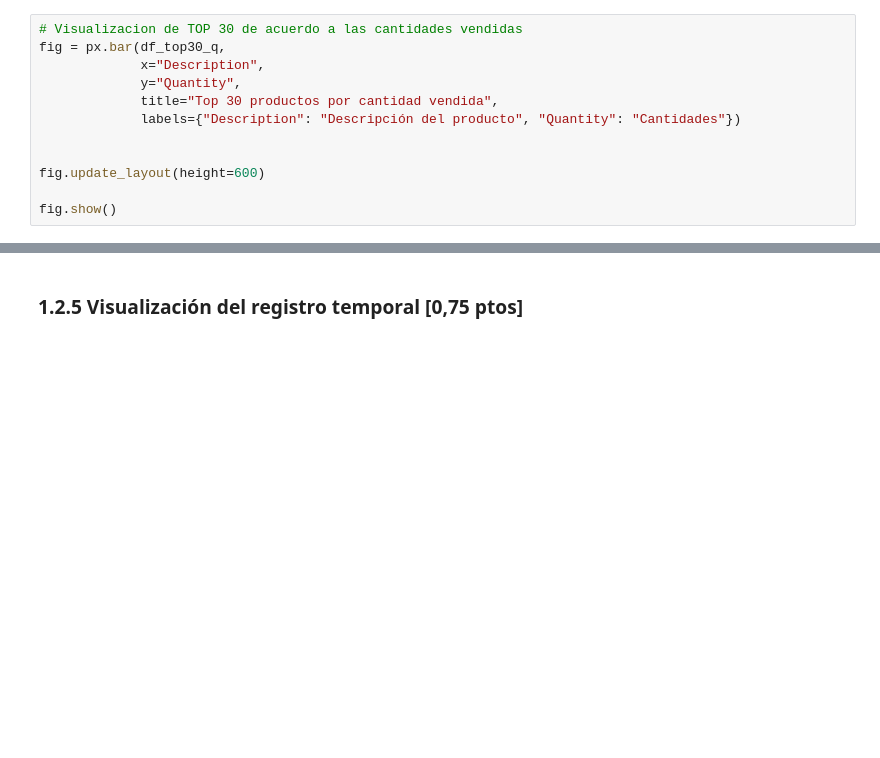
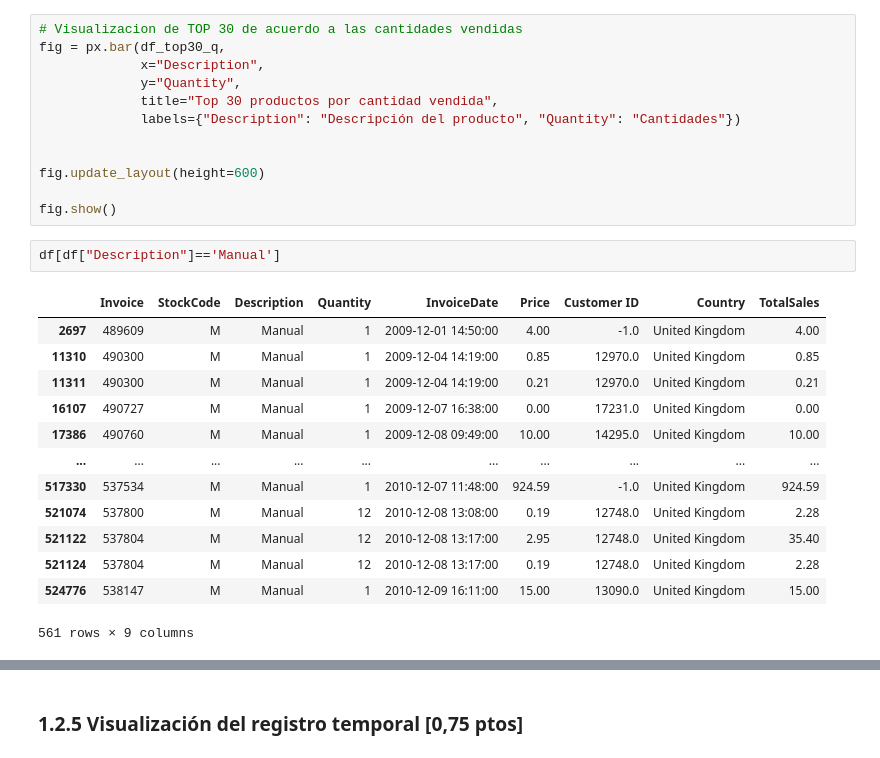
Before and after one commit to quilo98/Labs_MDS, a Jupyter notebook: Lab6/Lab6.ipynb, the cells around one changed output, grey strips where cells are left out. Drawn from its saved outputs; the diff is of its cells as text; blank space fills up the shorter version.

```diff
--- a/Lab6/Lab6.ipynb
+++ b/Lab6/Lab6.ipynb
@@ -633,3 +693,19 @@ fig = px.bar(df_top30_q,
 fig.update_layout(height=600)
 
 fig.show()
+# %%
+df[df["Description"]=='Manual']
+# %% [output]
+|  | Invoice | StockCode | Description | Quantity | InvoiceDate | Price | Customer ID | Country | TotalSales |
+| 2697 | 489609 | M | Manual | 1 | 2009-12-01 14:50:00 | 4.00 | -1.0 | United Kingdom | 4.00 |
+| 11310 | 490300 | M | Manual | 1 | 2009-12-04 14:19:00 | 0.85 | 12970.0 | United Kingdom | 0.85 |
+| 11311 | 490300 | M | Manual | 1 | 2009-12-04 14:19:00 | 0.21 | 12970.0 | United Kingdom | 0.21 |
+| 16107 | 490727 | M | Manual | 1 | 2009-12-07 16:38:00 | 0.00 | 17231.0 | United Kingdom | 0.00 |
+| 17386 | 490760 | M | Manual | 1 | 2009-12-08 09:49:00 | 10.00 | 14295.0 | United Kingdom | 10.00 |
+| ... | ... | ... | ... | ... | ... | ... | ... | ... | ... |
+| 517330 | 537534 | M | Manual | 1 | 2010-12-07 11:48:00 | 924.59 | -1.0 | United Kingdom | 924.59 |
+| 521074 | 537800 | M | Manual | 12 | 2010-12-08 13:08:00 | 0.19 | 12748.0 | United Kingdom | 2.28 |
+| 521122 | 537804 | M | Manual | 12 | 2010-12-08 13:17:00 | 2.95 | 12748.0 | United Kingdom | 35.40 |
+| 521124 | 537804 | M | Manual | 12 | 2010-12-08 13:17:00 | 0.19 | 12748.0 | United Kingdom | 2.28 |
+| 524776 | 538147 | M | Manual | 1 | 2010-12-09 16:11:00 | 15.00 | 13090.0 | United Kingdom | 15.00 |
+561 rows × 9 columns
```
Also changed, not shown: parts of 26 cells of this notebook.
